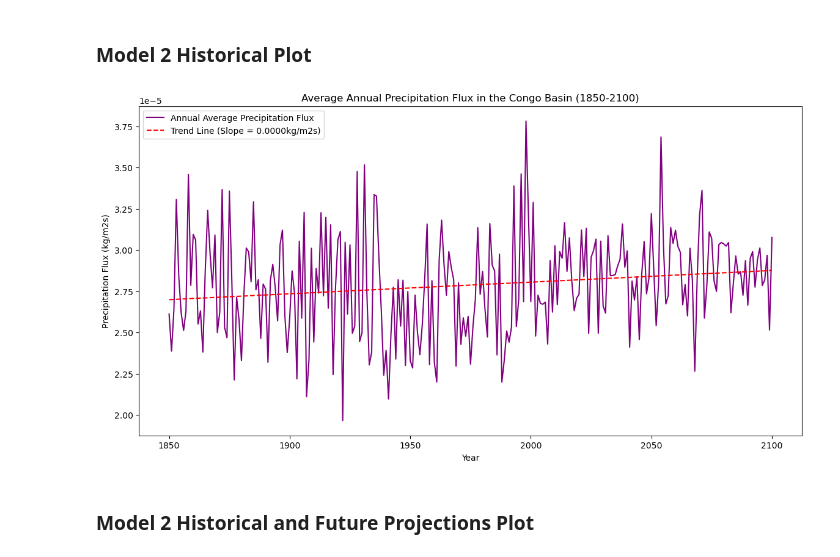
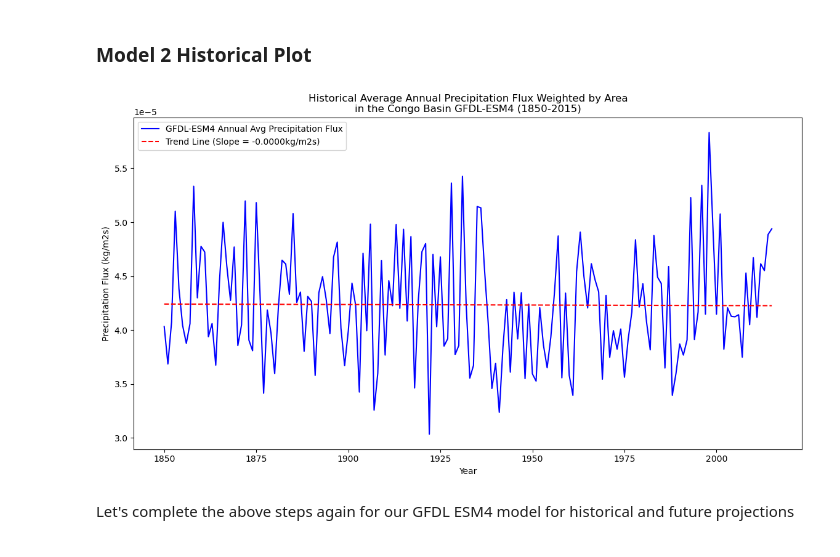
Before and after one commit to haylee360/eds296-hw1, a Jupyter notebook: eds296-hw1-hoyler.ipynb, the cells around one changed output. Saved outputs shown, nothing was run; the diff lists cells and outputs as text; code cells hidden in the pictures.

Commit message:
Finish model 2

```diff
--- a/eds296-hw1-hoyler.ipynb
+++ b/eds296-hw1-hoyler.ipynb
@@ -289,39 +294,48 @@ plt.show()
 # Subsetting for gfdl model
 
 # Select tas variable, store as xarray DataArray
-pr = gfdl_data['pr']
+pr_gfdl_370 = gfdl_370['pr']
+
+# Weight our gfdl precipitation data
+pr_gfdl_370 = weights(pr_gfdl_370)
 
 # Define logical mask: True when lat/lon inside the valid ranges, False elsewhere
-congo_lat_gfdl = (pr.lat >= lat_min) & (pr.lat <= lat_max)
-congo_lon_gfdl = (pr.lon >= lon_min) & (pr.lon <= lon_max)
+congo_lat_gfdl_370 = (pr_gfdl_370.lat >= lat_min) & (pr_gfdl_370.lat <= lat_max)
+congo_lon_gfdl_370 = (pr_gfdl_370.lon >= lon_min) & (pr_gfdl_370.lon <= lon_max)
 
 # Find points where the mask value is True, drop all other points
-pr_congo_gfdl = pr.where(congo_lat_gfdl & congo_lon_gfdl, drop=True)
+pr_congo_gfdl_370 = pr_gfdl_370.where(congo_lat_gfdl_370 & congo_lon_gfdl_370, drop=True)
 
 # Average over lat, lon dimensions to get a time series
-pr_congo_gfdl = pr_congo_gfdl.mean(dim=["lat", "lon"])
+pr_congo_gfdl_370 = pr_congo_gfdl_370.mean(dim=["lat", "lon"])
 # %%
+# Converts calendar to standard format to troublshoot slicing errors
+pr_congo_gfdl_370 = pr_congo_gfdl_370.convert_calendar('standard', use_cftime=False)
+
+# Select a time period of interest
+pr_congo_gfdl_370 = pr_congo_gfdl_370.sel(time=slice('1850-01-01', '2015-12-31'))
+
 # Calculate the annual mean precipitation
-annual_mean_gfdl = pr_congo_gfdl.groupby('time.year').mean()
+annual_mean_gfdl_370 = pr_congo_gfdl_370.groupby('time.year').mean()
+
+# Calculate best-fit parameters for the linear polynomial fit of precipitation to year
+x_gfdl_370 = np.polyfit(annual_mean_gfdl_370.year, annual_mean_gfdl_370, 1)
+
+# Generate a polynomial object using those best-fit parameters
+trend_line = np.poly1d(x_gfdl_370)
-# %%
-# Calculate best-fit parameters for the linear polynomial fit of temperature to year
-x_gfdl = np.polyfit(annual_mean_gfdl.year, annual_mean_gfdl, 1)
-
-# Generate a polynomial object using those best-fit parameters
-trend_line = np.poly1d(x_gfdl)
 # %% [markdown]
 ### Model 2 Historical Plot
 # %%
 # Plot our annual data and the trend line
 fig, ax = plt.subplots(figsize=(14,7))
-ax.plot(annual_mean_gfdl.year, annual_mean_gfdl, label= 'Annual Average Precipitation Flux', color='purple')
-ax.plot(annual_mean_gfdl.year, trend_line(annual_mean_gfdl.year), color='red', linestyle='--', label=f'Trend Line (Slope = {x_gfdl[0]:.4f}kg/m2s)')
-ax.set_title('Average Annual Precipitation Flux in the Congo Basin (1850-2100)')
+ax.plot(annual_mean_gfdl_370.year, annual_mean_gfdl_370, label= 'GFDL-ESM4 Annual Avg Precipitation Flux', color='blue')
+ax.plot(annual_mean_gfdl_370.year, trend_line(annual_mean_gfdl_370.year), color='red', linestyle='--', label=f'Trend Line (Slope = {x_gfdl_370[0]:.4f}kg/m2s)')
+ax.set_title('Historical Average Annual Precipitation Flux Weighted by Area\nin the Congo Basin GFDL-ESM4 (1850-2015)')
 ax.set_xlabel('Year')
 ax.set_ylabel('Precipitation Flux (kg/m2s)')
 ax.legend()
 plt.show()
 # %% [output]
-[figure, old version]
+[figure, new version]
 # %% [markdown]
-### Model 2 Historical and Future Projections Plot
+Let's complete the above steps again for our GFDL ESM4 model for historical and future projections
```
Also changed, not shown: parts of 21 cells of this notebook.
